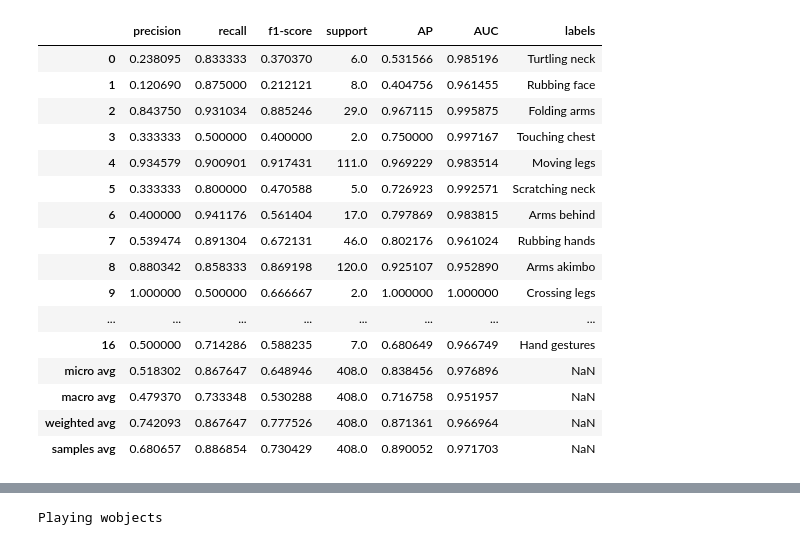
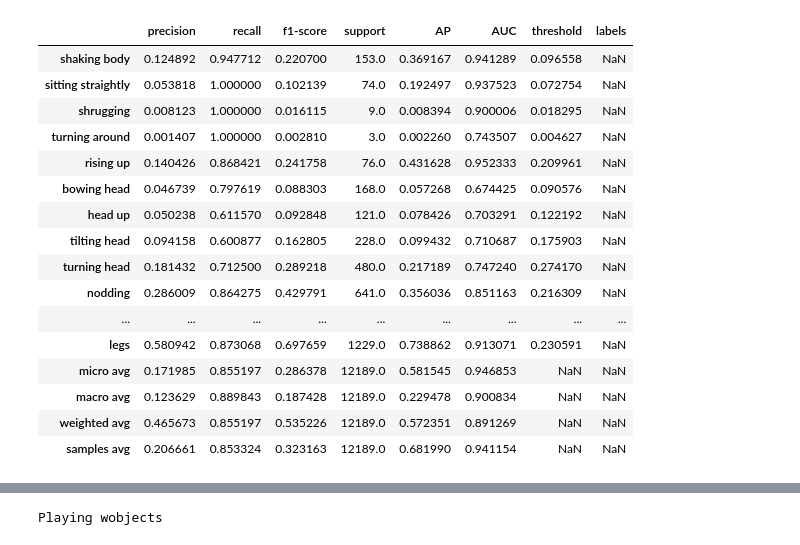
Before and after one commit to gutzcha/human_micro_gesture_classifier, a Jupyter notebook: data_exploration/consolidate_results_v3.ipynb, the cells around one changed output, grey strips where cells are left out. Cells and saved outputs as stored; diff of their text form; code cells hidden in the pictures.

```diff
--- a/data_exploration/consolidate_results_v3.ipynb
+++ b/data_exploration/consolidate_results_v3.ipynb
@@ -123,7 +120,8 @@ feature_names
 # path_to_log = glob(osp.join(experiment_folder,run_name,'eval','*.txt'))
 # path_to_log = glob(osp.join(experiment_folder,run_name,'eval after downsampleing','*.txt'))
 # path_to_log = glob(osp.join(experiment_folder,run_name,'validation_best_after_100_epochs','*.txt'))
-path_to_log = glob(osp.join(experiment_folder,run_name,'delete_later','*.txt'))
+# path_to_log = glob(osp.join(experiment_folder,run_name,'delete_later','*.txt'))
+path_to_log = glob(osp.join(experiment_folder,run_name,'eval_28','*.txt'))
 
 
 # path_to_dataset = osp.join(experiment_folder,run_name,'dataset','test.csv')
@@ -182,9 +143,9 @@ df
 # %%
 
 
-df['side'] = df.index.str.split('/').str[-2]
-df['camera_name'] = df.index.str.split('/').str[-3]
-df['view'] = df['camera_name'].apply(lambda x: 'top' if x == 'Cam3' else 'front' if x == 'Cam4' else None)
+# df['side'] = df.index.str.split('/').str[-2]
+# df['camera_name'] = df.index.str.split('/').str[-3]
+# df['view'] = df['camera_name'].apply(lambda x: 'top' if x == 'Cam3' else 'front' if x == 'Cam4' else None)
 # %%
 # # print(sum(df['gt-lgcr']))
 # # print(len(df))
@@ -214,7 +175,8 @@ def generate_report(df_in, th=None):
             y_true = gt[class_name].values
             y_pred = logits[class_name.replace('gt','logit')].values
             ap = metric_function(y_true, y_pred)
-            average_metric[int(class_name.replace('gt-',''))]= ap
+            # average_metric[int(class_name.replace('gt-',''))]= ap
+            average_metric[class_name.replace('gt-','')]= ap
 
         avg_types = ['micro', 'samples', 'weighted', 'macro']
         metric_df = dict()
@@ -227,7 +189,8 @@ def generate_report(df_in, th=None):
     df = df_in.copy()
     if th is not None:
         if isinstance(th,float):
-            th_dict = {k:th for k in range(len(feature_names))}
+            # th_dict = {k:th for k in range(len(feature_names))}
+            th_dict = {k:th for k in feature_names}
         elif isinstance(th, dict):
             th_dict = th
 
@@ -271,7 +234,8 @@ def generate_report(df_in, th=None):
         true_label = gt['gt-'+column]
         pred_prob = logits['logit-'+column]
         roc_auc = roc_auc_score(true_label, pred_prob)
-        roc_auc_scores[int(column)] = roc_auc
+        # roc_auc_scores[int(column)] = roc_auc
+        roc_auc_scores[column] = roc_auc
         fpr, tpr, thresholds = roc_curve(true_label, pred_prob)
         roc_metrics[column] = dict(
             fpr=fpr,
@@ -281,9 +245,10 @@ def generate_report(df_in, th=None):
         )
 
 
-    return df_report, logits, gt
+    return df_report, logits, gt, roc_metrics
 
-df_report, logits, gt = generate_report(df, th=optimal_th_dict)
+# df_report, logits, gt = generate_report(df, th=optimal_th_dict)
+df_report, logits, gt, roc_metrics = generate_report(df)
 
 # df_report['view'] = 'center'
 
@@ -332,7 +299,8 @@ for column in feature_names_str:
     true_label = gt['gt-'+column]
     pred_prob = logits['logit-'+column]
     roc_auc = roc_auc_score(true_label, pred_prob)
-    roc_auc_scores[int(column)] = roc_auc
+    # roc_auc_scores[int(column)] = roc_auc
+    roc_auc_scores[column] = roc_auc
     fpr, tpr, thresholds = roc_curve(true_label, pred_prob)
     roc_metrics[column] = dict(
         fpr=fpr,
@@ -497,22 +466,22 @@ df_optimal_preds
 # %%
-df_report_optimal, logits, gt = generate_report(df, th=optimal_th_dict)
+df_report_optimal, logits, gt, roc_metrics = generate_report(df, th=optimal_th_dict)
 df_report_optimal
 # %% [output]
-|  | precision | recall | f1-score | support | AP | AUC | labels |
-| 0 | 0.238095 | 0.833333 | 0.370370 | 6.0 | 0.531566 | 0.985196 | Turtling neck |
-| 1 | 0.120690 | 0.875000 | 0.212121 | 8.0 | 0.404756 | 0.961455 | Rubbing face |
-| 2 | 0.843750 | 0.931034 | 0.885246 | 29.0 | 0.967115 | 0.995875 | Folding arms |
-| 3 | 0.333333 | 0.500000 | 0.400000 | 2.0 | 0.750000 | 0.997167 | Touching chest |
-| 4 | 0.934579 | 0.900901 | 0.917431 | 111.0 | 0.969229 | 0.983514 | Moving legs |
-| 5 | 0.333333 | 0.800000 | 0.470588 | 5.0 | 0.726923 | 0.992571 | Scratching neck |
-| 6 | 0.400000 | 0.941176 | 0.561404 | 17.0 | 0.797869 | 0.983815 | Arms behind |
-| 7 | 0.539474 | 0.891304 | 0.672131 | 46.0 | 0.802176 | 0.961024 | Rubbing hands |
-| 8 | 0.880342 | 0.858333 | 0.869198 | 120.0 | 0.925107 | 0.952890 | Arms akimbo |
-| 9 | 1.000000 | 0.500000 | 0.666667 | 2.0 | 1.000000 | 1.000000 | Crossing legs |
-| ... | ... | ... | ... | ... | ... | ... | ... |
-| 16 | 0.500000 | 0.714286 | 0.588235 | 7.0 | 0.680649 | 0.966749 | Hand gestures |
-| micro avg | 0.518302 | 0.867647 | 0.648946 | 408.0 | 0.838456 | 0.976896 | NaN |
-| macro avg | 0.479370 | 0.733348 | 0.530288 | 408.0 | 0.716758 | 0.951957 | NaN |
-| weighted avg | 0.742093 | 0.867647 | 0.777526 | 408.0 | 0.871361 | 0.966964 | NaN |
-| samples avg | 0.680657 | 0.886854 | 0.730429 | 408.0 | 0.890052 | 0.971703 | NaN |
+|  | precision | recall | f1-score | support | AP | AUC | threshold | labels |
+| shaking body | 0.124892 | 0.947712 | 0.220700 | 153.0 | 0.369167 | 0.941289 | 0.096558 | NaN |
+| sitting straightly | 0.053818 | 1.000000 | 0.102139 | 74.0 | 0.192497 | 0.937523 | 0.072754 | NaN |
+| shrugging | 0.008123 | 1.000000 | 0.016115 | 9.0 | 0.008394 | 0.900006 | 0.018295 | NaN |
+| turning around | 0.001407 | 1.000000 | 0.002810 | 3.0 | 0.002260 | 0.743507 | 0.004627 | NaN |
+| rising up | 0.140426 | 0.868421 | 0.241758 | 76.0 | 0.431628 | 0.952333 | 0.209961 | NaN |
+| bowing head | 0.046739 | 0.797619 | 0.088303 | 168.0 | 0.057268 | 0.674425 | 0.090576 | NaN |
+| head up | 0.050238 | 0.611570 | 0.092848 | 121.0 | 0.078426 | 0.703291 | 0.122192 | NaN |
+| tilting head | 0.094158 | 0.600877 | 0.162805 | 228.0 | 0.099432 | 0.710687 | 0.175903 | NaN |
+| turning head | 0.181432 | 0.712500 | 0.289218 | 480.0 | 0.217189 | 0.747240 | 0.274170 | NaN |
+| nodding | 0.286009 | 0.864275 | 0.429791 | 641.0 | 0.356036 | 0.851163 | 0.216309 | NaN |
+| ... | ... | ... | ... | ... | ... | ... | ... | ... |
+| legs | 0.580942 | 0.873068 | 0.697659 | 1229.0 | 0.738862 | 0.913071 | 0.230591 | NaN |
+| micro avg | 0.171985 | 0.855197 | 0.286378 | 12189.0 | 0.581545 | 0.946853 | NaN | NaN |
+| macro avg | 0.123629 | 0.889843 | 0.187428 | 12189.0 | 0.229478 | 0.900834 | NaN | NaN |
+| weighted avg | 0.465673 | 0.855197 | 0.535226 | 12189.0 | 0.572351 | 0.891269 | NaN | NaN |
+| samples avg | 0.206661 | 0.853324 | 0.323163 | 12189.0 | 0.681990 | 0.941154 | NaN | NaN |
 # %%
```
Also changed, not shown: parts of 39 cells of this notebook, 28 other files.
